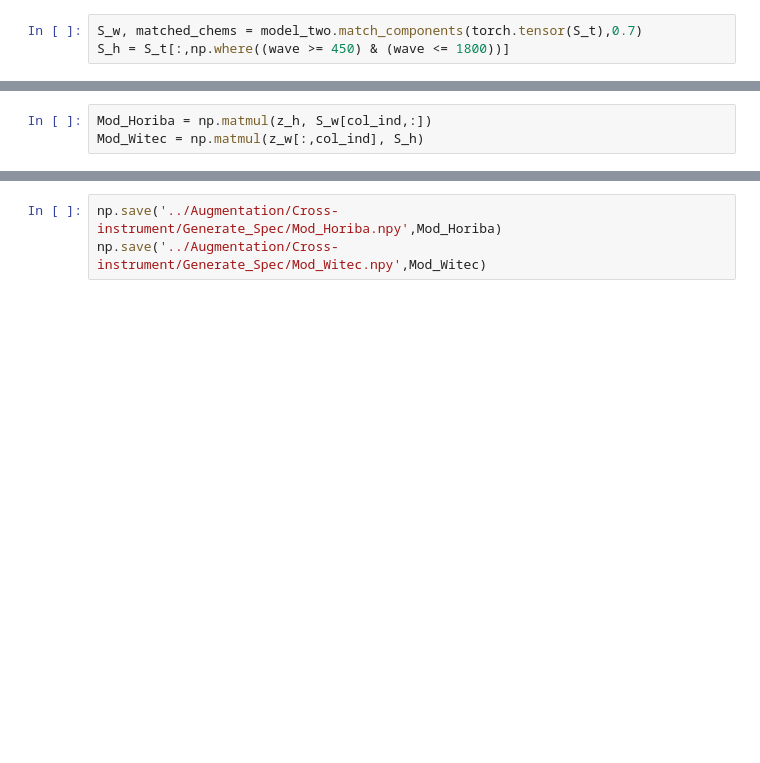
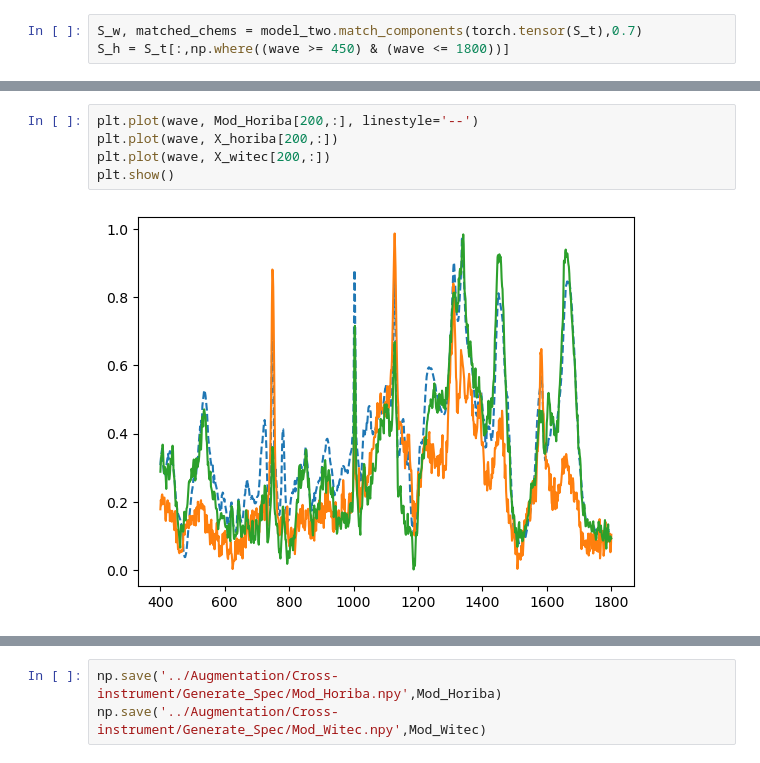
Before and after one commit to QIBEBT-SCC/VADER, a Jupyter notebook: Check_instrument.ipynb, the cells around one changed output, grey strips where cells are left out. Saved outputs shown, nothing was run; the diff lists cells and outputs as text; blank space fills up the shorter version.

```diff
--- a/Check_instrument.ipynb
+++ b/Check_instrument.ipynb
@@ -343,3 +336,7 @@ z_h_matched.min()
-# %%
-Mod_Horiba = np.matmul(z_h, S_w[col_ind,:])
-Mod_Witec = np.matmul(z_w[:,col_ind], S_h)
+# %%
+plt.plot(wave, Mod_Horiba[200,:], linestyle='--')
+plt.plot(wave, X_horiba[200,:])
+plt.plot(wave, X_witec[200,:])
+plt.show()
+# %% [output]
+[figure, added]
```
Also changed, not shown: parts of 26 cells of this notebook, 3 other files.
